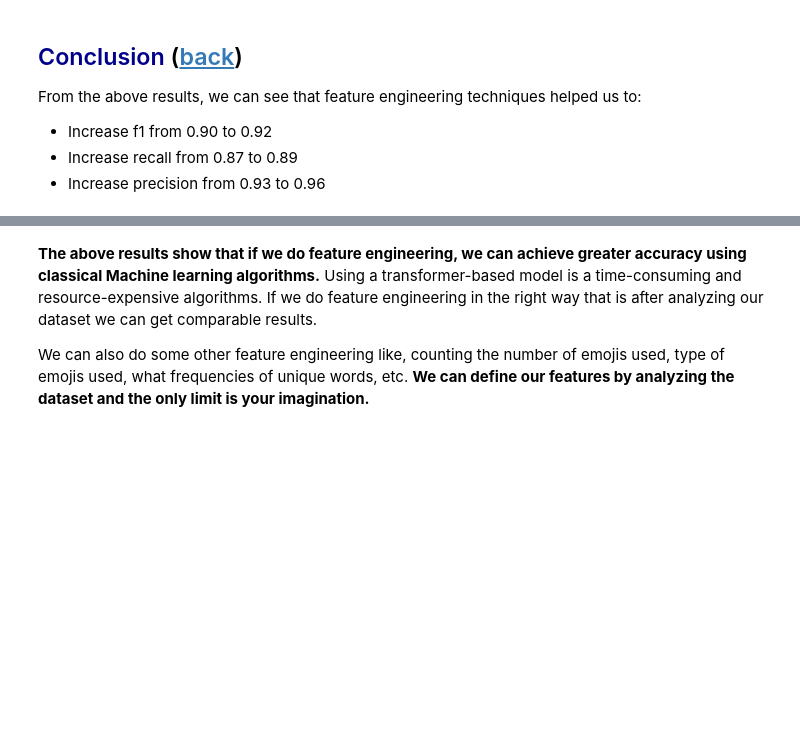
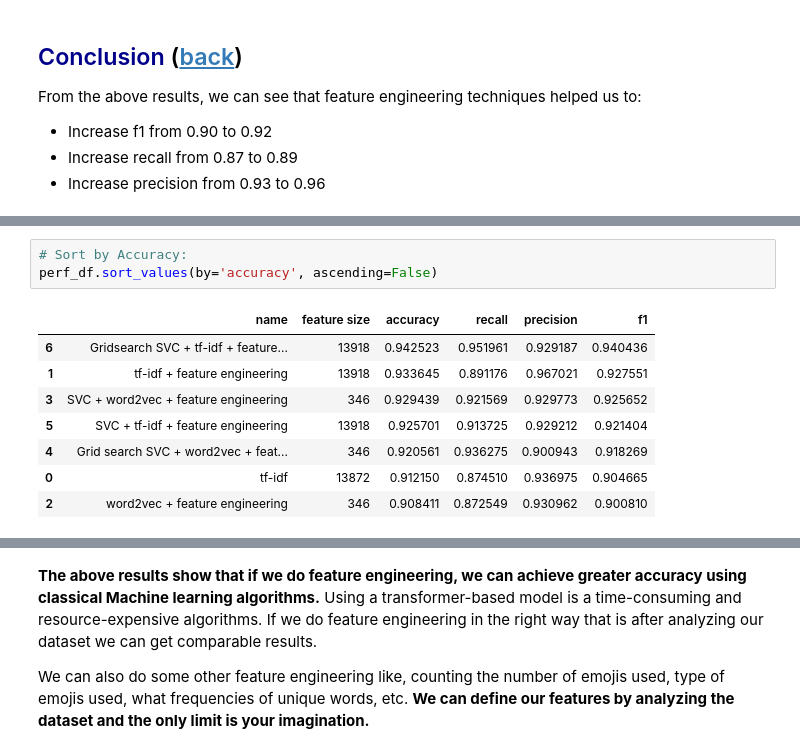
Before and after one commit to johnklee/ml_articles, a Jupyter notebook: analytics_vidhya/A_guide_to_feature_engineering_in_nlp/notebook.ipynb, the cells around one changed output, grey strips where cells are left out. Saved outputs shown, nothing was run; the diff lists cells and outputs as text; blank space fills up the shorter version.

```diff
--- a/analytics_vidhya/A_guide_to_feature_engineering_in_nlp/notebook.ipynb
+++ b/analytics_vidhya/A_guide_to_feature_engineering_in_nlp/notebook.ipynb
@@ -565,0 +774,12 @@ perf_df.set_index('name')
+# %%
+# Sort by Accuracy:
+perf_df.sort_values(by='accuracy', ascending=False)
+# %% [output]
+|  | name | feature size | accuracy | recall | precision | f1 |
+| 6 | Gridsearch SVC + tf-idf + feature... | 13918 | 0.942523 | 0.951961 | 0.929187 | 0.940436 |
+| 1 | tf-idf + feature engineering | 13918 | 0.933645 | 0.891176 | 0.967021 | 0.927551 |
+| 3 | SVC + word2vec + feature engineering | 346 | 0.929439 | 0.921569 | 0.929773 | 0.925652 |
+| 5 | SVC + tf-idf + feature engineering | 13918 | 0.925701 | 0.913725 | 0.929212 | 0.921404 |
+| 4 | Grid search SVC + word2vec + feat... | 346 | 0.920561 | 0.936275 | 0.900943 | 0.918269 |
+| 0 | tf-idf | 13872 | 0.912150 | 0.874510 | 0.936975 | 0.904665 |
+| 2 | word2vec + feature engineering | 346 | 0.908411 | 0.872549 | 0.930962 | 0.900810 |
```
Also changed, not shown: parts of 29 cells of this notebook.
